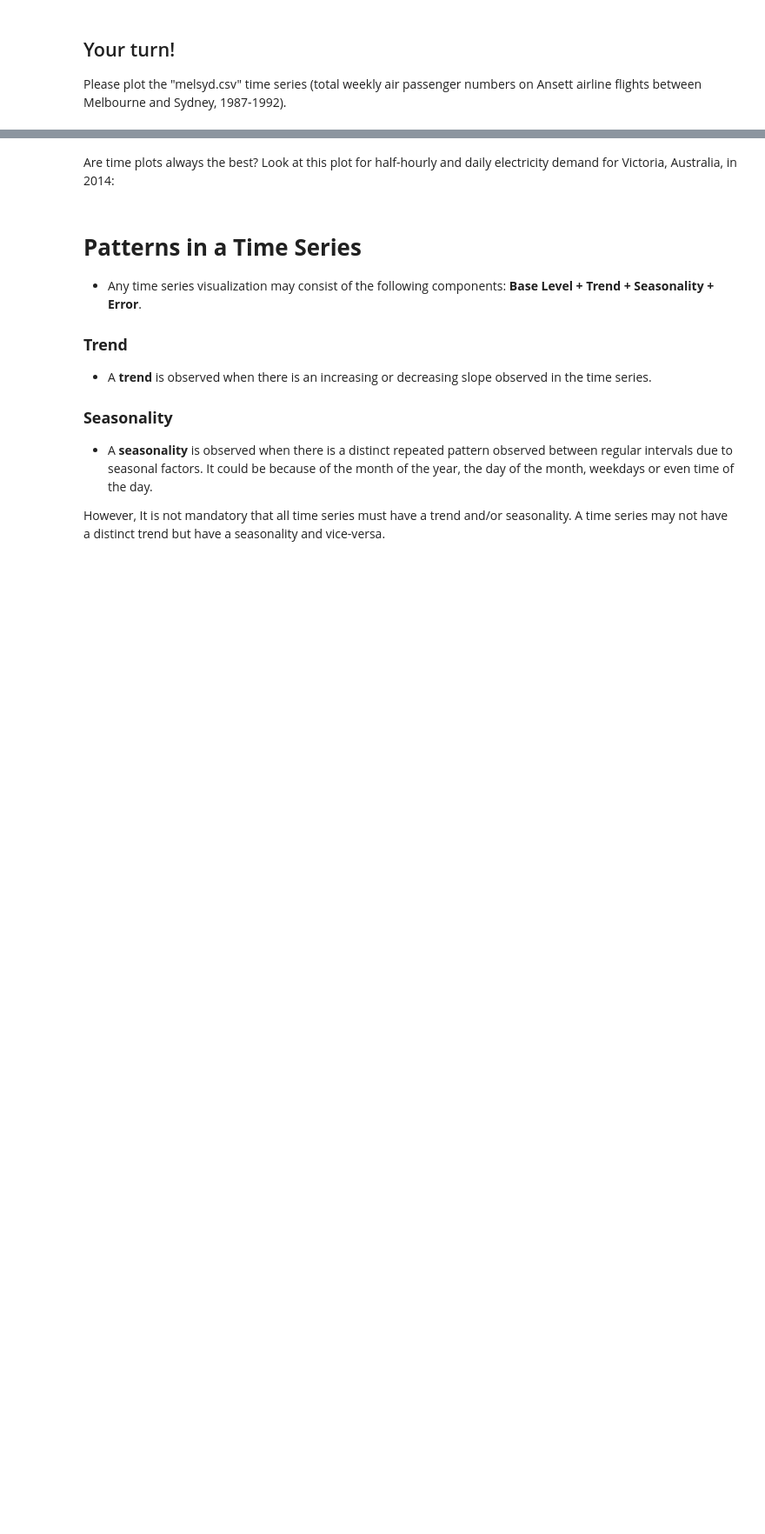
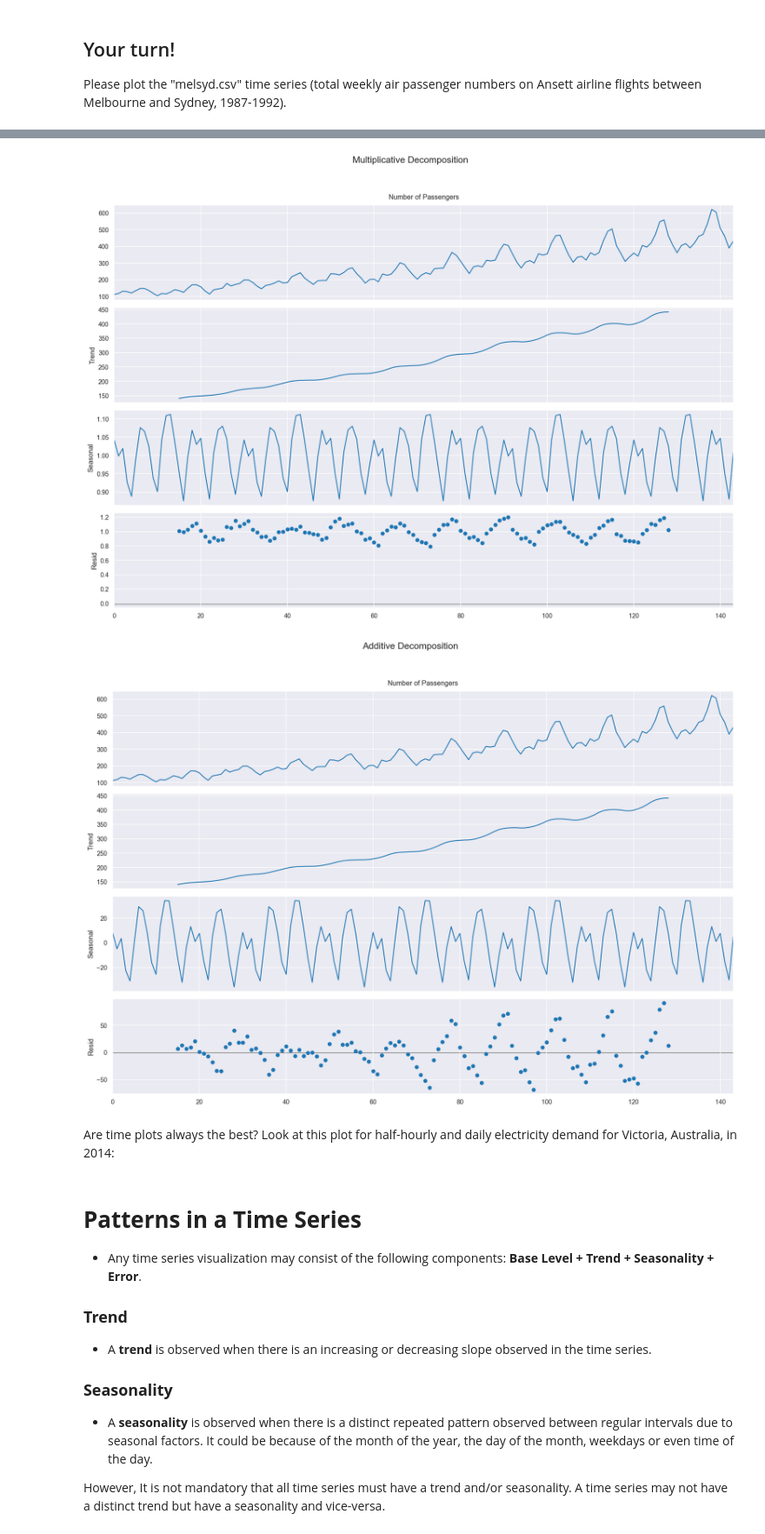
Before and after one commit to MartynaLatka/MartynaLatka.RozaMatlakiewicz.DS.2025, a Jupyter notebook: report8/Exercise11.ipynb, the cells around one changed output, grey strips where cells are left out. Shown at 87% size. Drawn from its saved outputs; the diff is of its cells as text; code cells hidden in the pictures; blank space fills up the shorter version.

```diff
--- a/report8/Exercise11.ipynb
+++ b/report8/Exercise11.ipynb
@@ -201,3 +209,23 @@ df.head()
+# %%
+melsyd_df['Total.Passengers'] = melsyd_df['First.Class'] + melsyd_df['Economy.Class']
+
+# Utwórz sztuczny indeks tygodniowy (bo nie mamy dat)
+melsyd_df['Date'] = pd.date_range(start='1987-01-01', periods=len(melsyd_df), freq='W')
+melsyd_df.set_index('Date', inplace=True)
+
+
+# Wykresy
+plt.rcParams.update({'figure.figsize': (16, 12)})
+multiplicative_decomposition.plot().suptitle('Multiplicative Decomposition', fontsize=16)
+plt.tight_layout(rect=[0, 0.03, 1, 0.95])
+
+additive_decomposition.plot().suptitle('Additive Decomposition', fontsize=16)
+plt.tight_layout(rect=[0, 0.03, 1, 0.95])
+
+plt.show()
+# %% [output]
+[figure, added]
+[figure, added]
 # %% [markdown]
 Are time plots always the best? Look at this plot for half-hourly and daily electricity demand for Victoria, Australia, in 2014:
 # %% [markdown]
```
Also changed, not shown: parts of 5 cells of this notebook.
